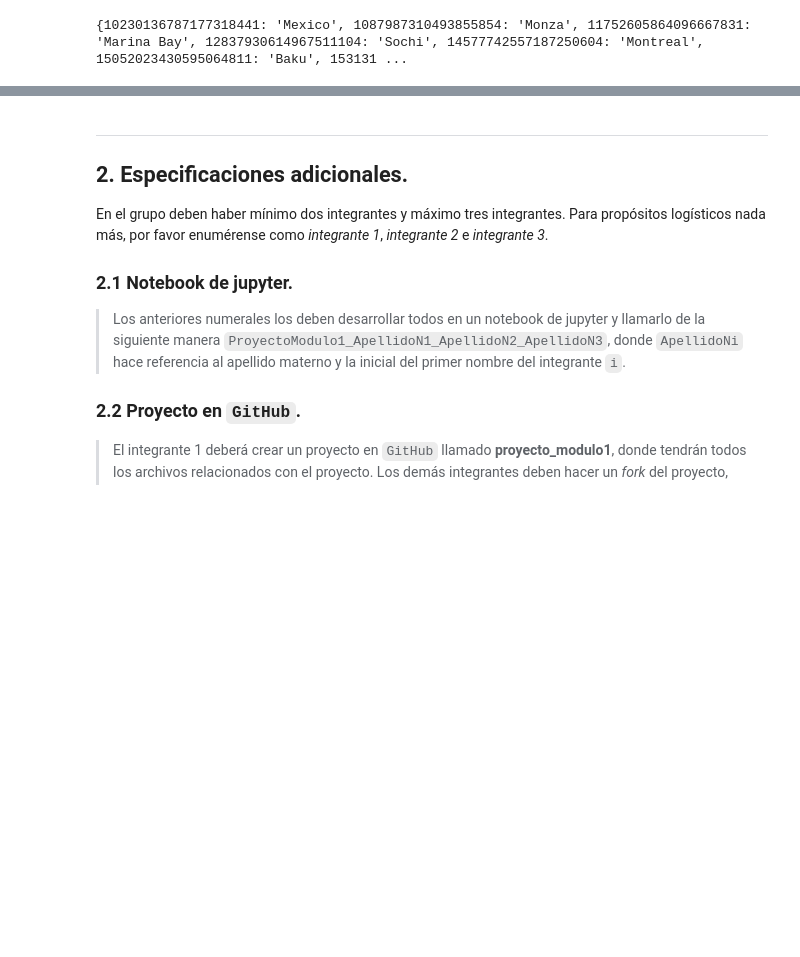
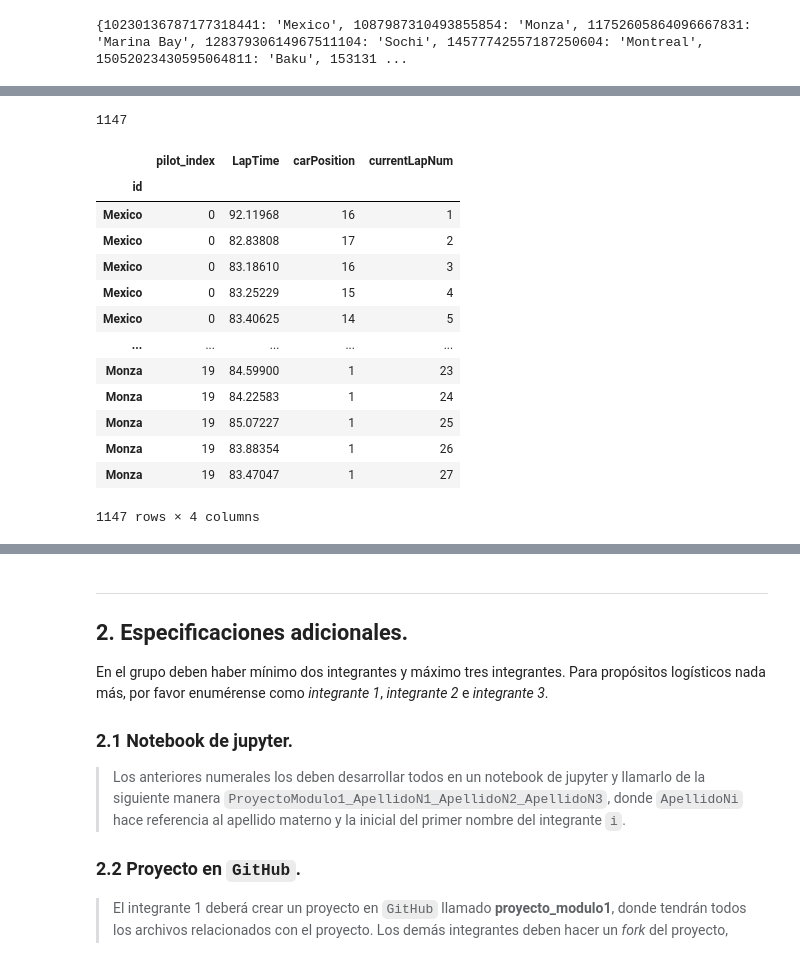
Before and after one commit to carolanb/Proyecto_modulo1, a Jupyter notebook: GuiaProyectoActual.ipynb, the cells around one changed output, grey strips where cells are left out. Cells and saved outputs as stored; diff of their text form; code cells hidden in the pictures; blank space fills up the shorter version.

```diff
--- a/GuiaProyectoActual.ipynb
+++ b/GuiaProyectoActual.ipynb
@@ -239,0 +266,22 @@ rt
+# %%
+#a = texp2.index.tolist()
+len(texp2)
+# %% [output]
+1147
+# %%
+texp2
+# %% [output]
+|  | pilot_index | LapTime | carPosition | currentLapNum |
+| id |  |  |  |  |
+| Mexico | 0 | 92.11968 | 16 | 1 |
+| Mexico | 0 | 82.83808 | 17 | 2 |
+| Mexico | 0 | 83.18610 | 16 | 3 |
+| Mexico | 0 | 83.25229 | 15 | 4 |
+| Mexico | 0 | 83.40625 | 14 | 5 |
+| ... | ... | ... | ... | ... |
+| Monza | 19 | 84.59900 | 1 | 23 |
+| Monza | 19 | 84.22583 | 1 | 24 |
+| Monza | 19 | 85.07227 | 1 | 25 |
+| Monza | 19 | 83.88354 | 1 | 26 |
+| Monza | 19 | 83.47047 | 1 | 27 |
+1147 rows × 4 columns
```
Also changed, not shown: parts of 7 cells of this notebook, 1 other file.
